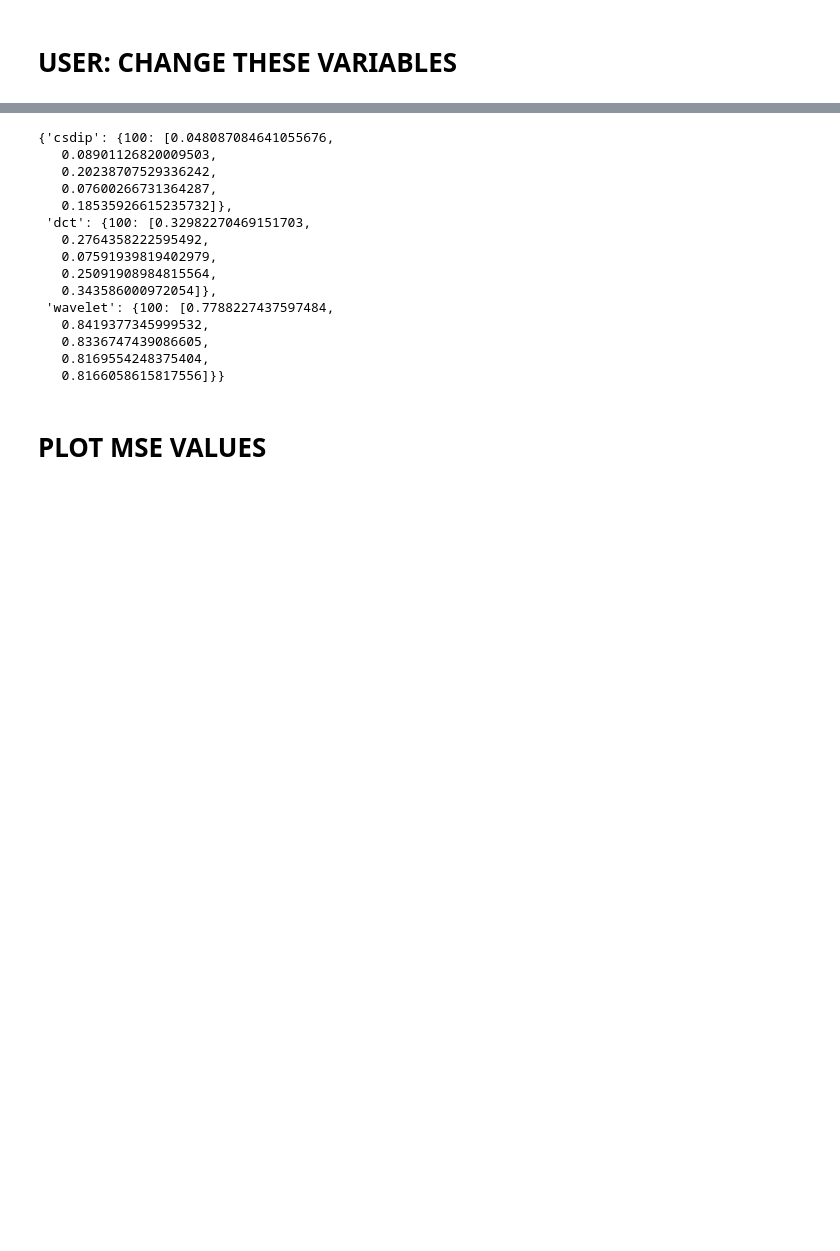
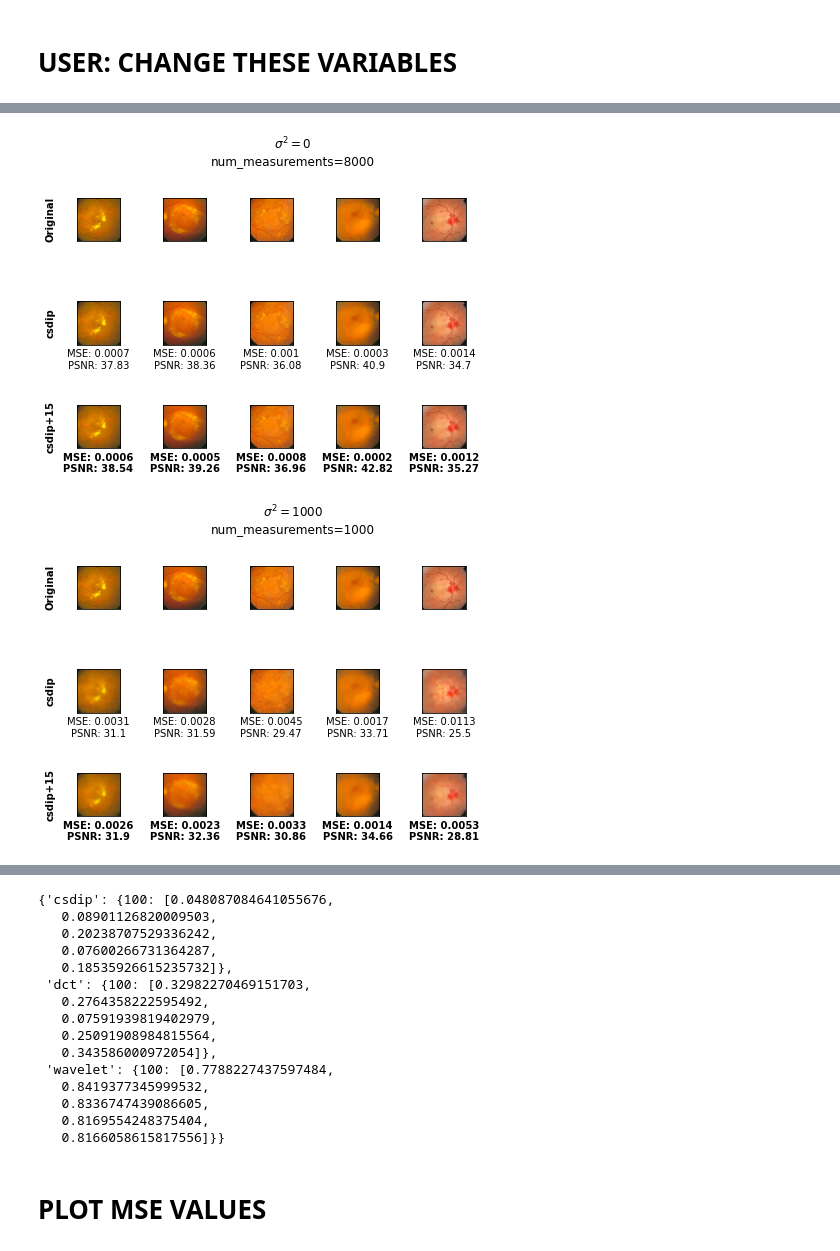
Before and after one commit to reagankan/compsensing_dip, a Jupyter notebook: plot.ipynb, the cells around one changed output, grey strips where cells are left out. Saved outputs shown, nothing was run; the diff lists cells and outputs as text; code cells hidden in the pictures; blank space fills up the shorter version.

```diff
--- a/plot.ipynb
+++ b/plot.ipynb
@@ -36,0 +381,13 @@ args = putils.construct_arg(args)
+# %%
+# easiest setting
+var = 0
+n_meas = 8000
+qualitative_plot(dataloader, RECONSTRUCTIONS, METRICS, args, variance=var, num_measurements=n_meas)
+
+# hardest setting
+var = 1000
+n_meas = 1000
+qualitative_plot(dataloader, RECONSTRUCTIONS, METRICS, args, variance=var, num_measurements=n_meas)
+# %% [output]
+[figure, added]
+[figure, added]
```
Also changed, not shown: parts of 37 cells of this notebook, 1 other file.
